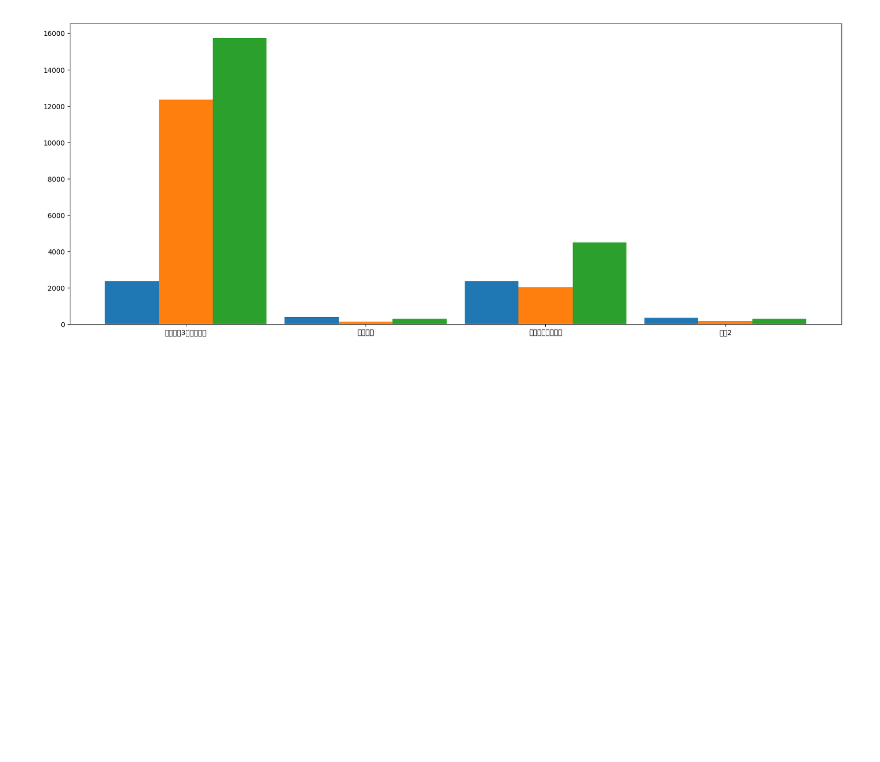
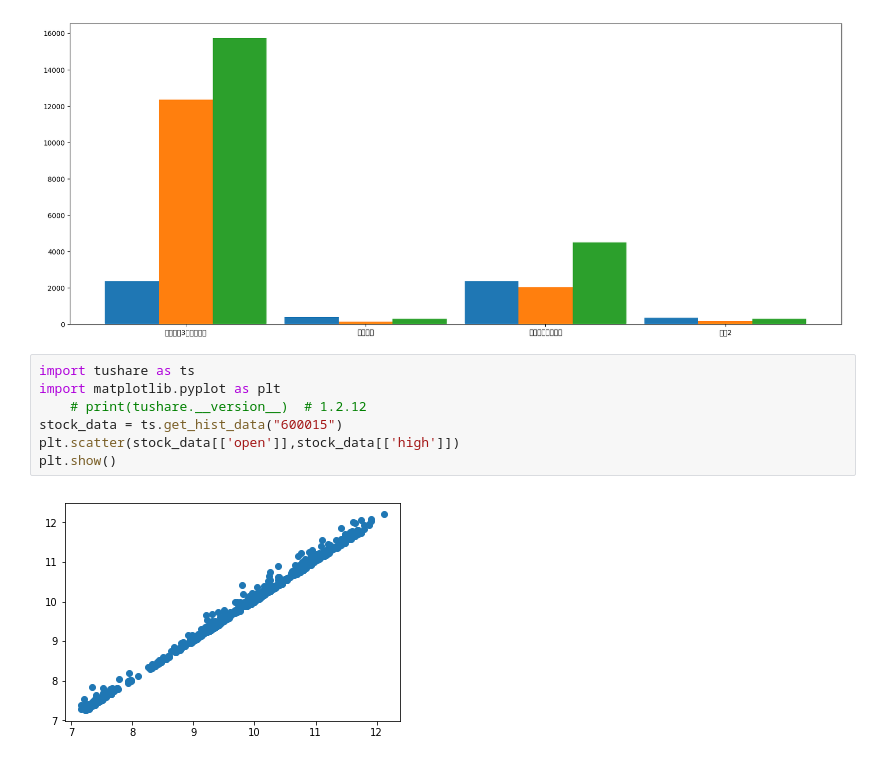
Before and after one commit to qq453388937/data_mining_faith, a Jupyter notebook: myfirstdv7.ipynb, the cells around one changed output. Drawn from its saved outputs; the diff is of its cells as text; blank space fills up the shorter version.

```diff
--- a/myfirstdv7.ipynb
+++ b/myfirstdv7.ipynb
@@ -446,3 +446,12 @@ pyplot.savefig("/Users/camelia-dev/Desktop/1111111111111.png")
 pyplot.show()
 # %% [output]
 [figure]
+# %%
+import tushare as ts
+import matplotlib.pyplot as plt
+    # print(tushare.__version__)  # 1.2.12
+stock_data = ts.get_hist_data("600015")
+plt.scatter(stock_data[['open']],stock_data[['high']])
+plt.show()
+# %% [output]
+[figure, added]
```
Also changed, not shown: 3 other files.
